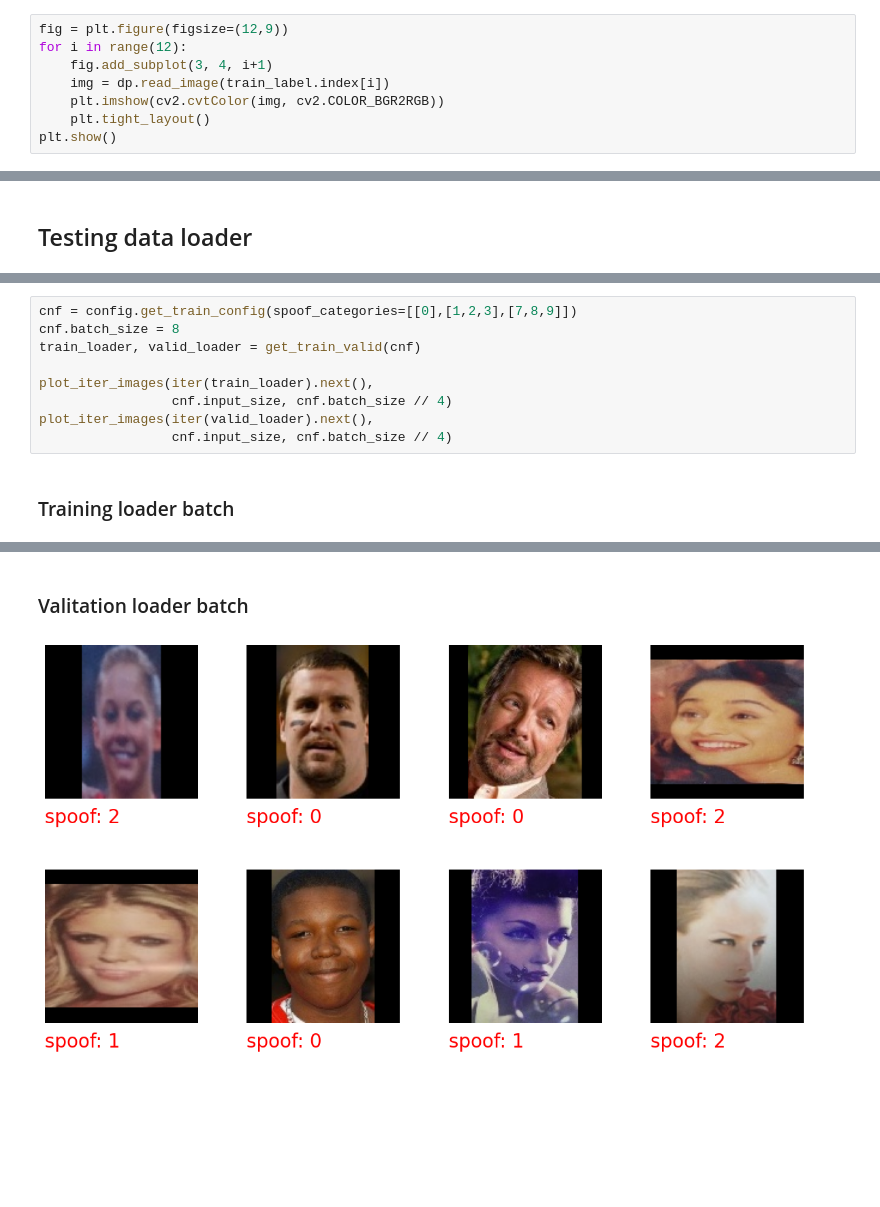
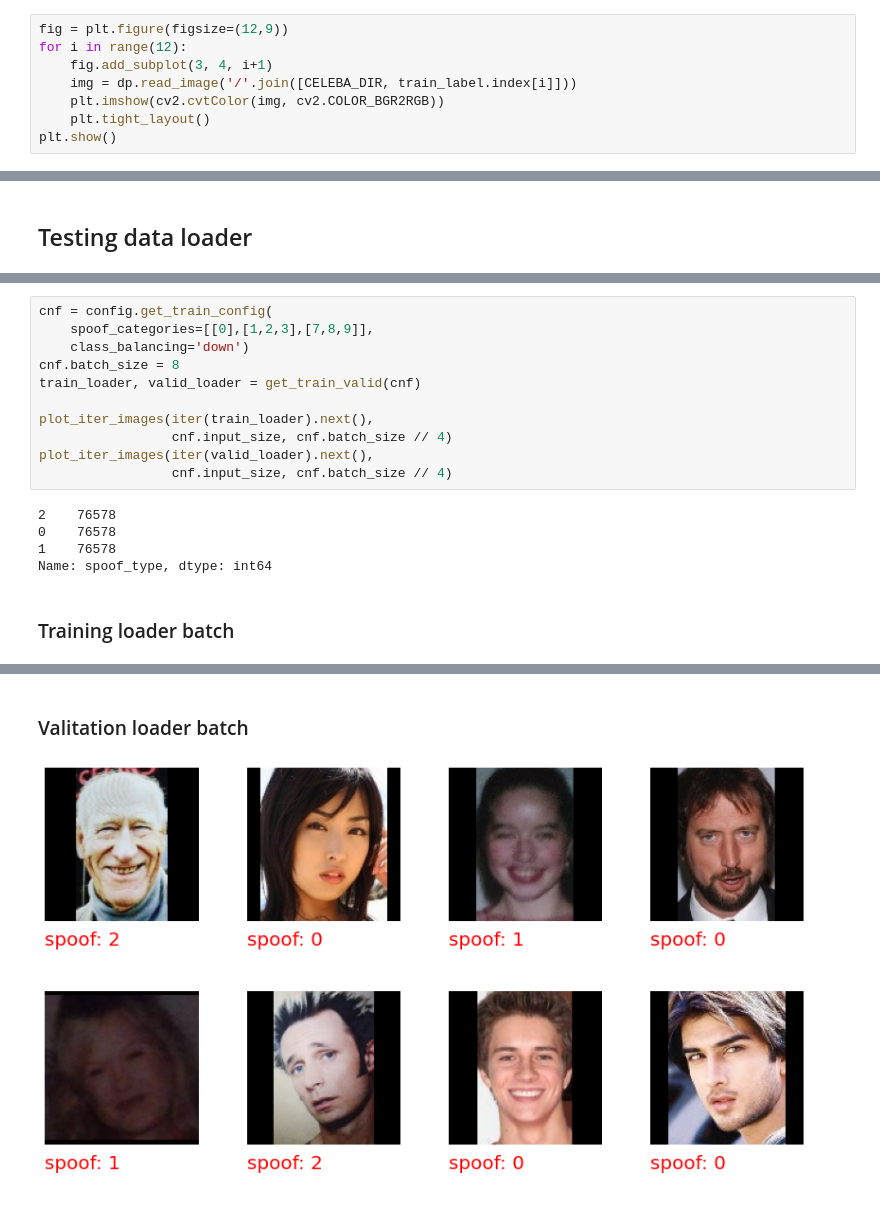
Before and after one commit to hairymax/Face-AntiSpoofing, a Jupyter notebook: analysis.ipynb, the cells around one changed output, grey strips where cells are left out. Drawn from its saved outputs; the diff is of its cells as text; blank space fills up the shorter version.

```diff
--- a/analysis.ipynb
+++ b/analysis.ipynb
@@ -35,7 +37,7 @@ Train / Test shape
 fig = plt.figure(figsize=(12,9))
 for i in range(12):
     fig.add_subplot(3, 4, i+1)
-    img = dp.read_image(train_label.index[i])
+    img = dp.read_image('/'.join([CELEBA_DIR, train_label.index[i]]))
     plt.imshow(cv2.cvtColor(img, cv2.COLOR_BGR2RGB))
     plt.tight_layout()
 plt.show()
@@ -119,5 +178,7 @@ plot_iter_images(iter(valid_loader).next(),
 # %%
-cnf = config.get_train_config(spoof_categories=[[0],[1,2,3],[7,8,9]])
+cnf = config.get_train_config(
+    spoof_categories=[[0],[1,2,3],[7,8,9]],
+    class_balancing='down')
 cnf.batch_size = 8
 train_loader, valid_loader = get_train_valid(cnf)
 
@@ -126,4 +187,8 @@ plot_iter_images(iter(train_loader).next(),
 plot_iter_images(iter(valid_loader).next(),
                  cnf.input_size, cnf.batch_size // 4)
 # %% [output]
+2    76578
+0    76578
+1    76578
+Name: spoof_type, dtype: int64
 ### Training loader batch
@@ -131,2 +196,2 @@ plot_iter_images(iter(valid_loader).next(),
 ### Valitation loader batch
-[figure, old version]
+[figure, new version]
```
Also changed, not shown: parts of 8 cells of this notebook, 3 other files.
